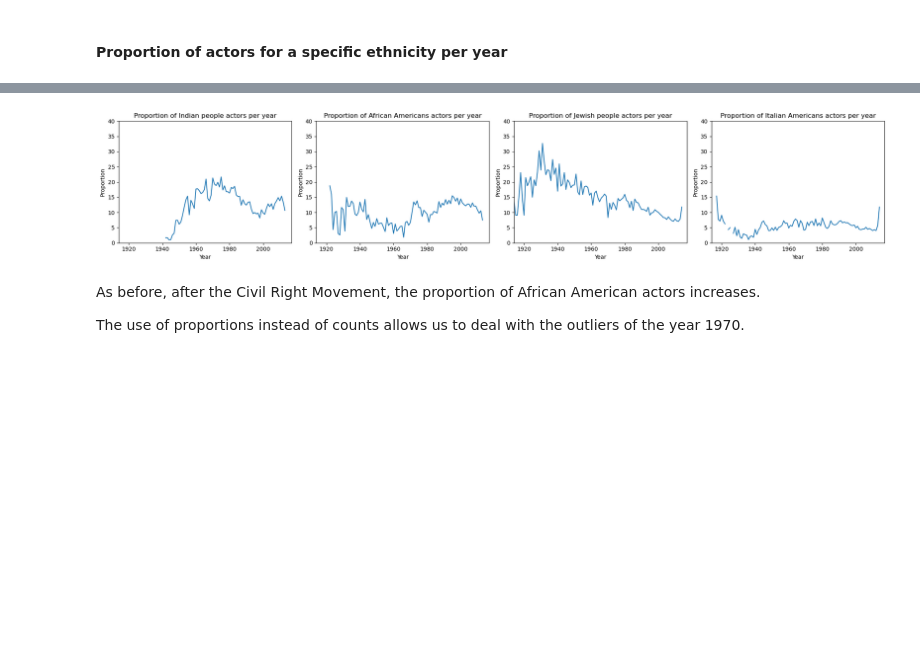
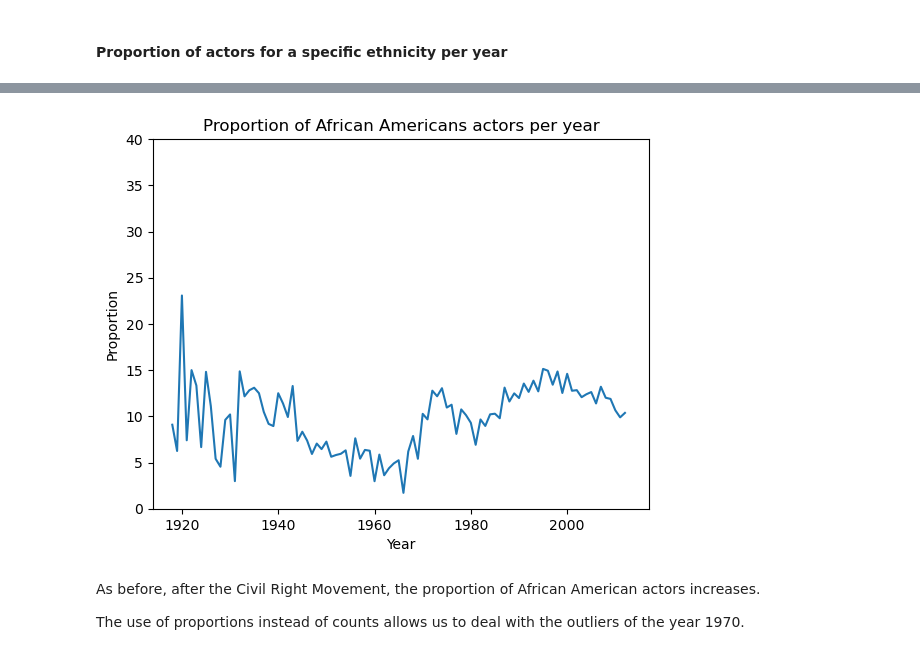
Before and after one commit to epfl-ada/ada-2023-project-pandateam23, a Jupyter notebook: Pico-Andre_.ipynb, the cells around one changed output, grey strips where cells are left out. Cells and saved outputs as stored; diff of their text form; code cells hidden in the pictures; blank space fills up the shorter version.

```diff
--- a/Pico-Andre_.ipynb
+++ b/Pico-Andre_.ipynb
@@ -579,6 +575,6 @@ Now that we have the Actor Recognition Coefficient for every Actor in every Year
 # %%
 general_recognition = actor_year_df.groupby(['Actor Name'])\
-    .agg({'Recognition Coefficient': 'mean', 'Date': 'first','Actor date of birth': 'first',\
+    .agg({'Recognition Coefficient': 'mean','Actor date of birth': 'first',\
           'Actor gender': 'first','Actor ethnicity (Freebase ID)': 'first'}).reset_index()
 
 general_recognition = general_recognition.sort_values(by='Recognition Coefficient',ascending=False)
@@ -723,7 +739,7 @@ Based on the above graphs , we observe a declining trend in the average span of
 # %% [markdown]
 ### Recognition coefficient of specific actors
 # %%
-actor_names = ['Michael Caine','Robert De Niro','John Wayne']
+actor_names = ['Michael Caine','John Wayne'] #'Robert De Niro'
 
 fig, axes = plt.subplots(1, len(actor_names), figsize=(14, 4))
 
@@ -739,7 +755,7 @@ for i, actor_name in enumerate(actor_names):
     axes[i].grid(True)
 
     axes[i].set_xlim(1914, 2012)
-    axes[i].set_ylim(0, 1.7)
+    # axes[i].set_ylim(0, 1.7)
 
 plt.show()
 # %% [output]
@@ -833,8 +768,0 @@ characters = pd.read_csv('./data/MovieSummaries/character.metadata.tsv', sep = '
-# %%
-######################## problème merge sur actor name certain acteurs jouent plusiers characters non ?  ########################
-
-# Merging both dataframes to get the general fame of the actors with the charcaters metadata
-#Merging on actor_name with an inner join to get only actors that are present in both dataframes
-#Rename the column for the merging
-general_recognition.rename(columns = {'Actor Name' : 'actor_name'}, inplace = True)
-characters_recognition = pd.merge(characters, general_recognition, on = 'actor_name', how = 'inner')
@@ -1476,6 +1492,8 @@ general_recog_ethnicity
 ### Actors Ethnicities
 # %% [markdown]
 #### Number of actors for a specific ethnicity per year
+# %%
+ETHNICITIES = ['Indian people', 'African Americans', 'Jewish people', 'Italian Americans']
 # %%
 length = len(ETHNICITIES)
 fig, axes = plt.subplots(1, length, figsize=(5*length, 4))
@@ -1499,25 +1564,23 @@ We see that after the Civil Right Movement (~after 1970) the number of African A
 # %%
-length = len(ETHNICITIES)
-fig, axes = plt.subplots(1, length, figsize=(5*length, 4))
+eth = 'African Americans'
 
-for idx, eth in enumerate(ETHNICITIES):
-    ethnicity_actors = actor_ethnicity_year[actor_ethnicity_year['Actor ethnicity'] == eth]
-    nb_ethnicity_actors_per_year = ethnicity_actors.groupby(['Year']).size()
+ethnicity_actors = actor_ethnicity_year[actor_ethnicity_year['Actor ethnicity'] == eth]
+nb_ethnicity_actors_per_year = ethnicity_actors.groupby(['Year']).size()
 
-    nb_actors_per_year = actor_ethnicity_year.groupby(['Year']).size()
-    perc_ethnicity_actors_per_year = nb_ethnicity_actors_per_year / nb_actors_per_year * 100.0
+nb_actors_per_year = actor_ethnicity_year.groupby(['Year']).size()
+perc_ethnicity_actors_per_year = nb_ethnicity_actors_per_year / nb_actors_per_year * 100.0
 
-    perc_ethnicity_actors_per_year.plot(ax=axes[idx])
+perc_ethnicity_actors_per_year.plot()
 
-    axes[idx].set_title(f"Proportion of {eth} actors per year")
-    axes[idx].set_xlabel("Year")
-    axes[idx].set_xlim(1914, 2017)
-    axes[idx].set_ylabel("Proportion")
-    axes[idx].set_ylim(0, 40)
+plt.title(f"Proportion of {eth} actors per year")
+plt.xlabel("Year")
+plt.xlim(1914, 2017)
+plt.ylabel("Proportion")
+plt.ylim(0, 40)
 
-plt.tight_layout()
+plt.show()
 # %% [output]
-[figure, old version]
+[figure, new version]
 # %% [markdown]
 As before, after the Civil Right Movement, the proportion of African American actors increases.
 
```
Also changed, not shown: parts of 113 cells of this notebook.
